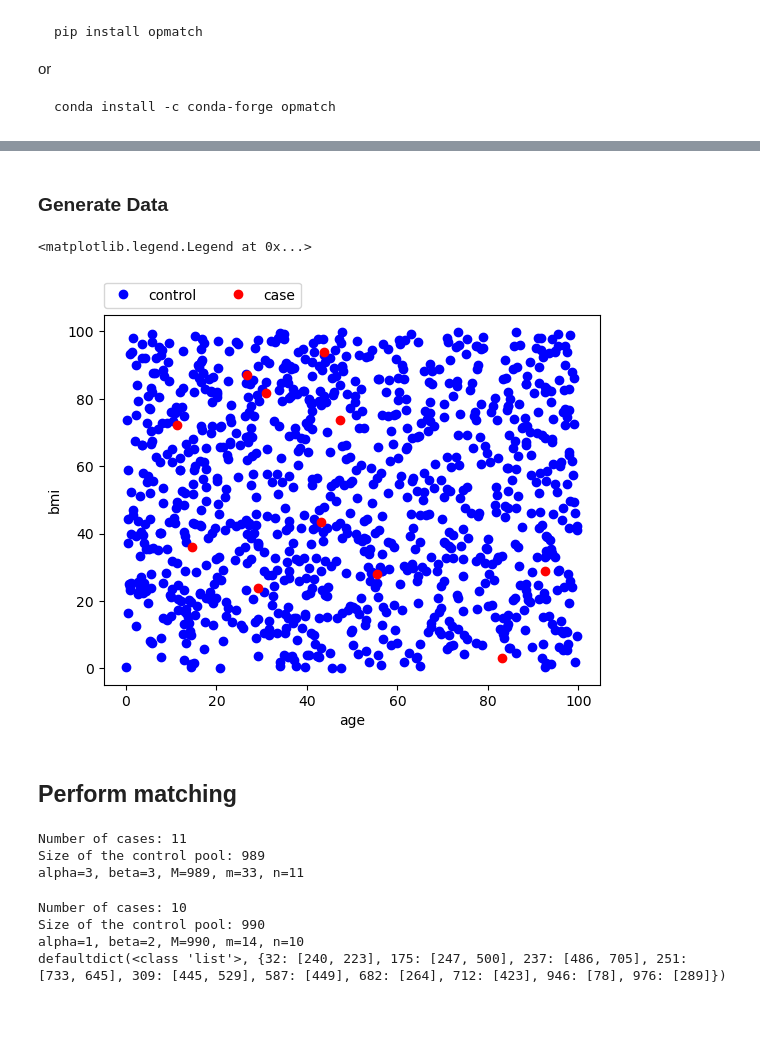
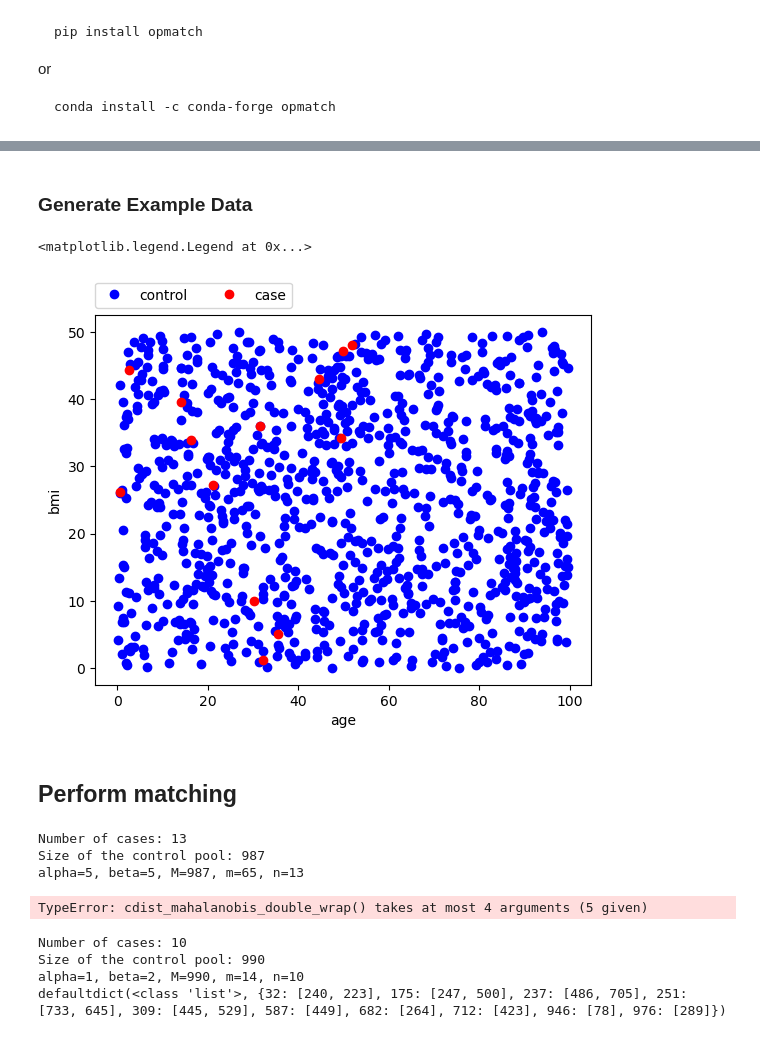
Before and after one commit to kirilklein/opmatch, a Jupyter notebook: README.ipynb, the cells around one changed output, grey strips where cells are left out. Saved outputs shown, nothing was run; the diff lists cells and outputs as text; code cells hidden in the pictures.

Commit message:
moved Matcher to script, working on tutorial

```diff
--- a/README.ipynb
+++ b/README.ipynb
@@ -25,23 +62,23 @@ conda install -c conda-forge opmatch
 # %% [markdown]
-### Generate Data
+### Generate Example Data
 # %%
 import numpy as np
 import pandas as pd
 import matplotlib.pyplot as plt
 
 num_patients = 1000
 age = np.random.uniform(0, 100, num_patients)
-bmi = np.random.uniform(0, 100, num_patients)
+bmi = np.random.uniform(0, 50, num_patients)
 case = np.random.binomial(1, .01, num_patients)
 df = pd.DataFrame({'age':age, 'bmi':bmi, 'case':case})
 
 plt.plot(df.age[df.case==0], df.bmi[df.case==0], 'bo', label='control')
 plt.plot(df.age[df.case==1], df.bmi[df.case==1], 'ro', label='case')
 plt.xlabel('age')
 plt.ylabel('bmi')
 plt.legend(loc=(0,1.02), ncol=2)
 # %% [output]
 <matplotlib.legend.Legend at 0x...>
-[figure, old version]
+[figure, new version]
 # %% [markdown]
 ## Perform matching
@@ -199,10 +85,12 @@ df['ps'] = np.random.rand(len(df))
 # %%
-cc_dic = Matcher(df=df, matching_ratio=3, metric='PS',
+from opmatch.matcher import Matcher
+cc_dic_const = Matcher(df=df, matching_ratio=5, metric='mahalanobis',
             matching_type='const', var_cols=['age','bmi']).match()
 # %% [output]
-Number of cases: 11
-Size of the control pool: 989
-alpha=3, beta=3, M=989, m=33, n=11
+Number of cases: 13
+Size of the control pool: 987
+alpha=5, beta=5, M=987, m=65, n=13
+TypeError: cdist_mahalanobis_double_wrap() takes at most 4 arguments (5 given)
 # %%
 cc_dic = Matcher(df=df, min_mr=1, max_mr=2, n_controls=14, metric='ps',
             matching_type='variable', var_cols=['age','bmi']).match()
```
Also changed, not shown: parts of 8 cells of this notebook, 1 other file.
